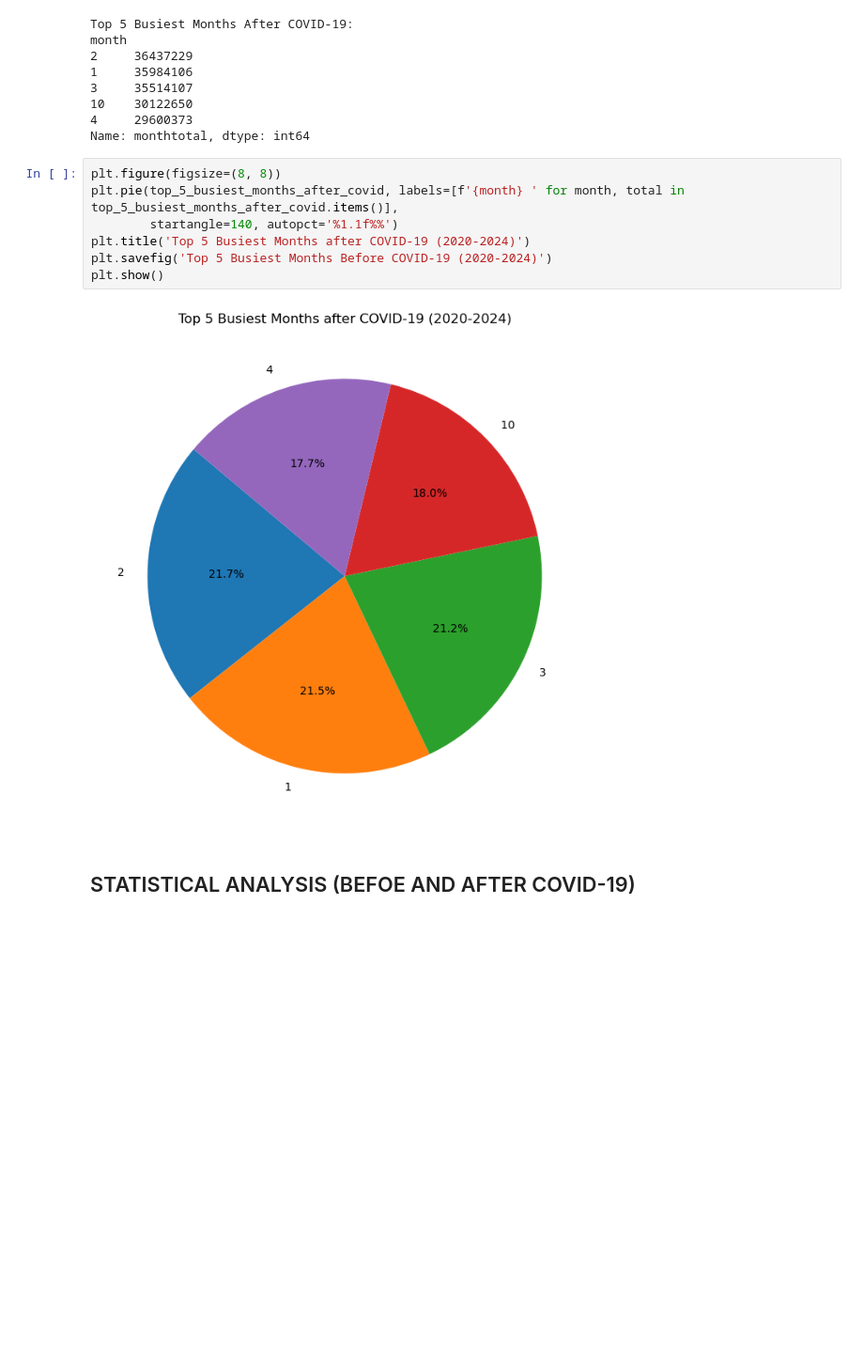
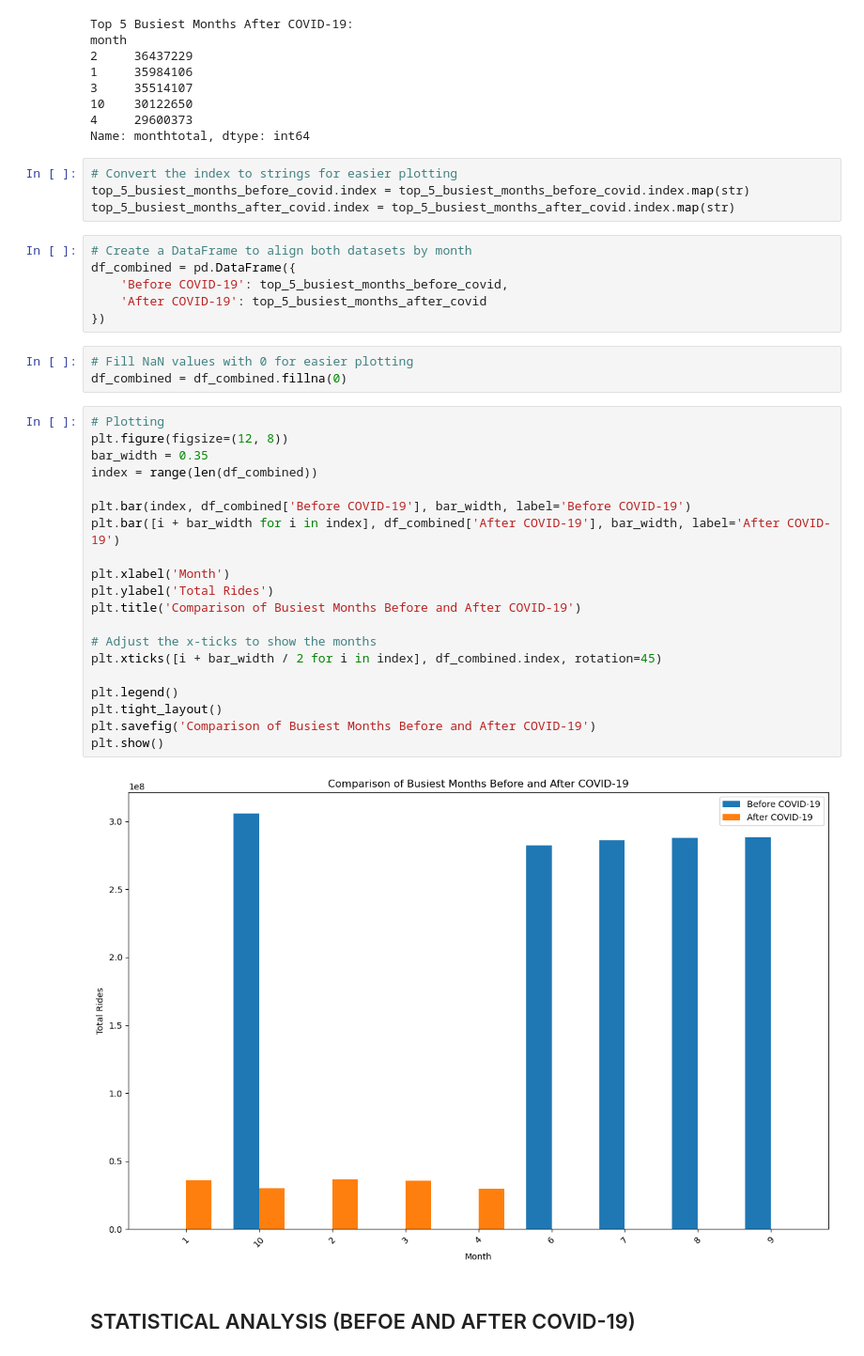
Before and after one commit to ayaF-PI/project-1, a Jupyter notebook: cta_busiest_months_analysis.ipynb, the cells around one changed output. Shown: that part at 94% size. Saved outputs shown, nothing was run; the diff lists cells and outputs as text; blank space fills up the shorter version.

```diff
--- a/cta_busiest_months_analysis.ipynb
+++ b/cta_busiest_months_analysis.ipynb
@@ -223,15 +224,41 @@ month
 10    30122650
 4     29600373
 Name: monthtotal, dtype: int64
-# %%
-plt.figure(figsize=(8, 8))
-plt.pie(top_5_busiest_months_after_covid, labels=[f'{month} ' for month, total in top_5_busiest_months_after_covid.items()],
-        startangle=140, autopct='%1.1f%%')
-plt.title('Top 5 Busiest Months after COVID-19 (2020-2024)')
-plt.savefig('Top 5 Busiest Months Before COVID-19 (2020-2024)')
-plt.show()
-# %% [output]
-[figure, removed]
+# %%
+# Convert the index to strings for easier plotting
+top_5_busiest_months_before_covid.index = top_5_busiest_months_before_covid.index.map(str)
+top_5_busiest_months_after_covid.index = top_5_busiest_months_after_covid.index.map(str)
+# %%
+# Create a DataFrame to align both datasets by month
+df_combined = pd.DataFrame({
+    'Before COVID-19': top_5_busiest_months_before_covid,
+    'After COVID-19': top_5_busiest_months_after_covid
+})
+# %%
+# Fill NaN values with 0 for easier plotting
+df_combined = df_combined.fillna(0)
+# %%
+# Plotting
+plt.figure(figsize=(12, 8))
+bar_width = 0.35
+index = range(len(df_combined))
+
+plt.bar(index, df_combined['Before COVID-19'], bar_width, label='Before COVID-19')
+plt.bar([i + bar_width for i in index], df_combined['After COVID-19'], bar_width, label='After COVID-19')
+
+plt.xlabel('Month')
+plt.ylabel('Total Rides')
+plt.title('Comparison of Busiest Months Before and After COVID-19')
+
+# Adjust the x-ticks to show the months
+plt.xticks([i + bar_width / 2 for i in index], df_combined.index, rotation=45)
+
+plt.legend()
+plt.tight_layout()
+plt.savefig('Comparison of Busiest Months Before and After COVID-19')
+plt.show()
+# %% [output]
+[figure, added]
 # %% [markdown]
 ## STATISTICAL ANALYSIS (BEFOE AND AFTER COVID-19)
 # %%
```
Also changed, not shown: parts of 4 cells of this notebook, 5 other files.
